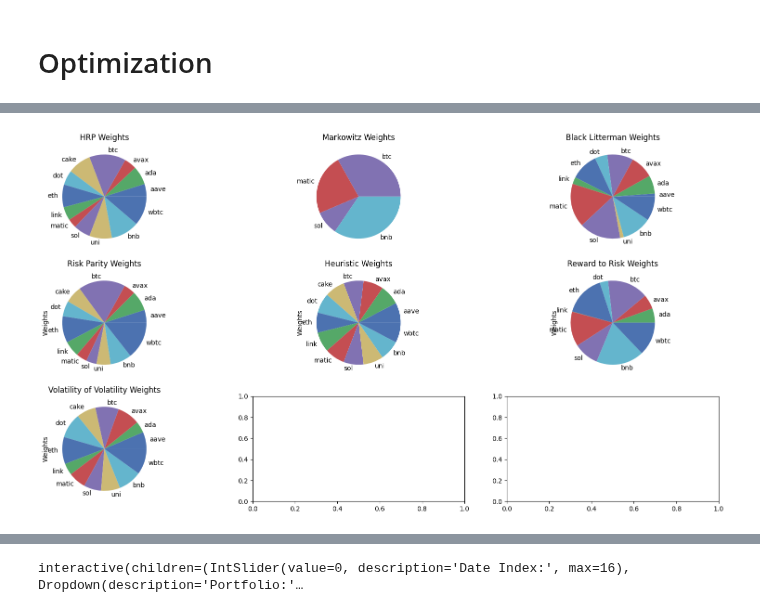
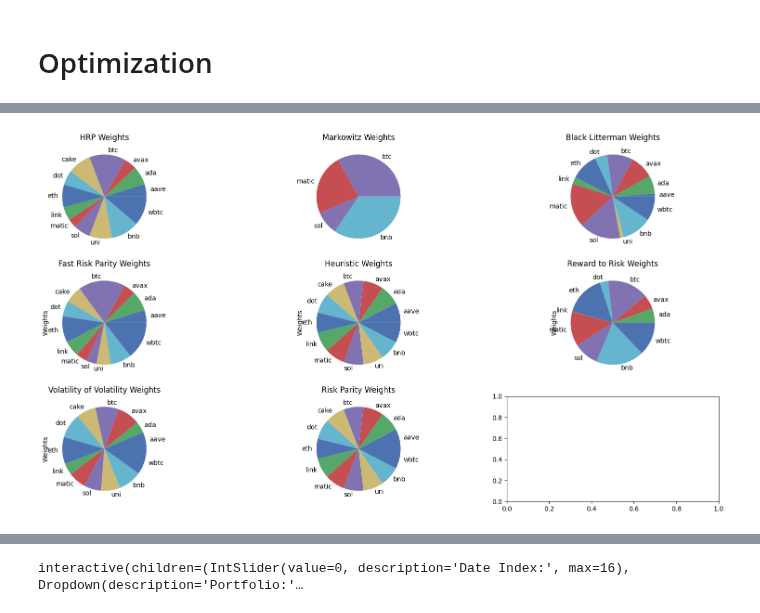
Before and after one commit to arguiot/portfolio, a Jupyter notebook: portfolio.ipynb, the cells around one changed output, grey strips where cells are left out. Drawn from its saved outputs; the diff is of its cells as text; code cells hidden in the pictures.

Commit message:
Added parity

```diff
--- a/portfolio.ipynb
+++ b/portfolio.ipynb
@@ -98,8 +98,8 @@ Optimization
 from portfolio_optimization.optimization.hrp import HRPOptimization
 from portfolio_optimization.optimization.markowitz import Markowitz
 from portfolio_optimization.optimization.black_litterman import BlackLitterman
-from portfolio_optimization.optimization.heuristic import RiskParity, Heuristic, RewardToRisk, VolatilityOfVolatility
-
+from portfolio_optimization.optimization.risk_parity import RiskParity
+from portfolio_optimization.optimization.heuristic import FastRiskParity, Heuristic, RewardToRisk, VolatilityOfVolatility
 hrp = HRPOptimization(df, rets=rets)
 hrp_weights = hrp.get_weights()
 
@@ -115,6 +115,9 @@ bl.plot_frontier()
 rp = RiskParity(df)
 rp_weights = rp.get_weights()
 
+fast_rp = FastRiskParity(df)
+fast_rp_weights = fast_rp.get_weights()
+
 rtr = RewardToRisk(df)
 rtr_weights = rtr.get_weights()
 
@@ -149,30 +136,33 @@ Test
 # %%
 fig, axs = plt.subplots(3, 3, figsize=(20, 10))
 
 pd.Series(hrp_weights).plot.pie(ax=axs[0][0]);
 axs[0][0].set_title('HRP Weights')
 
 pd.Series(markowitz_weights).plot.pie(ax=axs[0][1]);
 axs[0][1].set_title('Markowitz Weights')
 
 pd.Series(bl_weights).plot.pie(ax=axs[0][2]);
 axs[0][2].set_title('Black Litterman Weights')
 
-pd.Series(rp_weights).plot.pie(ax=axs[1][0]);
-axs[1][0].set_title('Risk Parity Weights')
+pd.Series(fast_rp_weights).plot.pie(ax=axs[1][0]);
+axs[1][0].set_title('Fast Risk Parity Weights')
 
 pd.Series(heuristic_weights).plot.pie(ax=axs[1][1]);
 axs[1][1].set_title('Heuristic Weights')
 
 pd.Series(rtr_weights).plot.pie(ax=axs[1][2]);
 axs[1][2].set_title('Reward to Risk Weights')
 
 pd.Series(vov_weights).plot.pie(ax=axs[2][0]);
 axs[2][0].set_title('Volatility of Volatility Weights')
 
+pd.Series(rp_weights).plot.pie(ax=axs[2][1]);
+axs[2][1].set_title('Risk Parity Weights')
+
 plt.show()
 # %% [output]
-[figure, old version]
+[figure, new version]
 # %%
 markowitz.plot_frontier()
 # %% [output]
```
Also changed, not shown: parts of 5 cells of this notebook, 6 other files.
